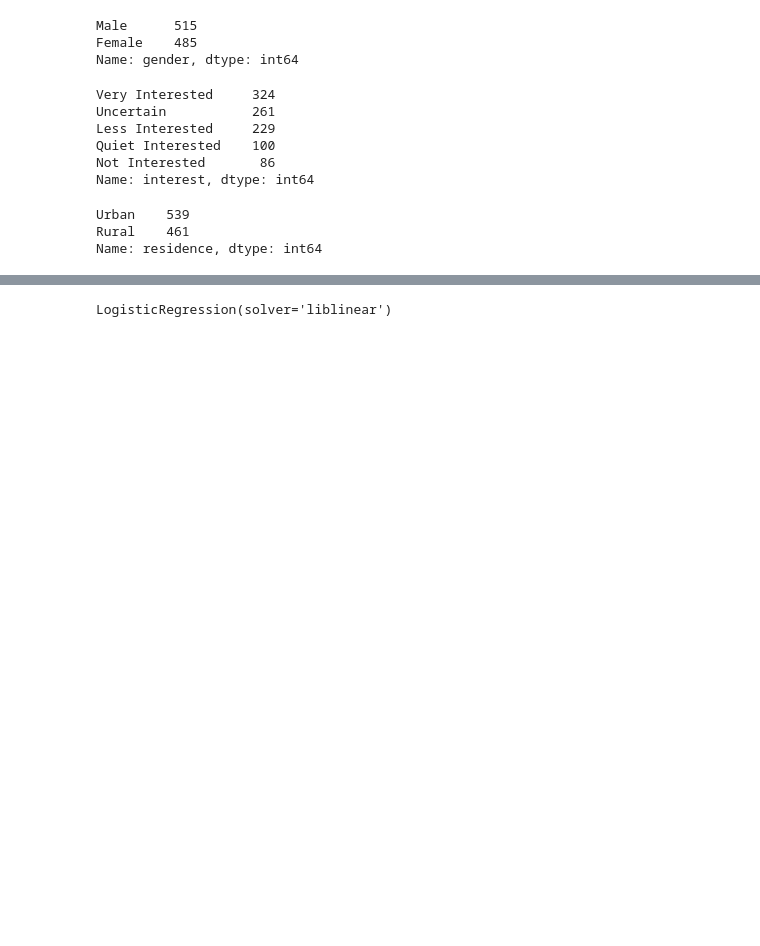
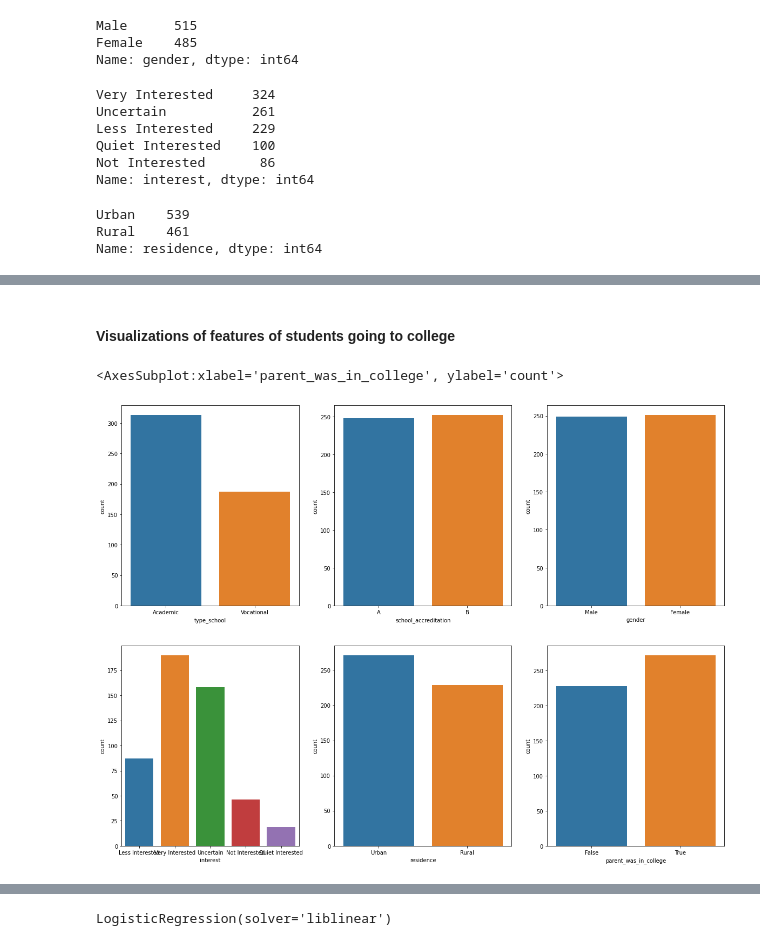
Before and after one commit to Just-Mike4/College-analysis-and-prediction-model, a Jupyter notebook: Analysis of students in college.ipynb, the cells around one changed output, grey strips where cells are left out. Drawn from its saved outputs; the diff is of its cells as text; code cells hidden in the pictures; blank space fills up the shorter version.

```diff
--- a/Analysis of students in college.ipynb
+++ b/Analysis of students in college.ipynb
@@ -80,0 +129,13 @@ y=df['in_college'].values
+# %% [markdown]
+#### Visualizations of features of students going to college
+# %%
+fig, axes = plt.subplots(2,3,figsize=(20,15))
+sns.countplot(x='type_school',data=df[df['in_college']==True],ax=axes[0,0])
+sns.countplot(x='school_accreditation',data=df[df['in_college']==True],ax=axes[0,1])
+sns.countplot(x='gender',data=df[df['in_college']==True],ax=axes[0,2])
+sns.countplot(x='interest',data=df[df['in_college']==True],ax=axes[1,0])
+sns.countplot(x='residence',data=df[df['in_college']==True],ax=axes[1,1])
+sns.countplot(x='parent_was_in_college',data=df[df['in_college']==True],ax=axes[1,2])
+# %% [output]
+<AxesSubplot:xlabel='parent_was_in_college', ylabel='count'>
+[figure, added]
```
Also changed, not shown: parts of 37 cells of this notebook.
